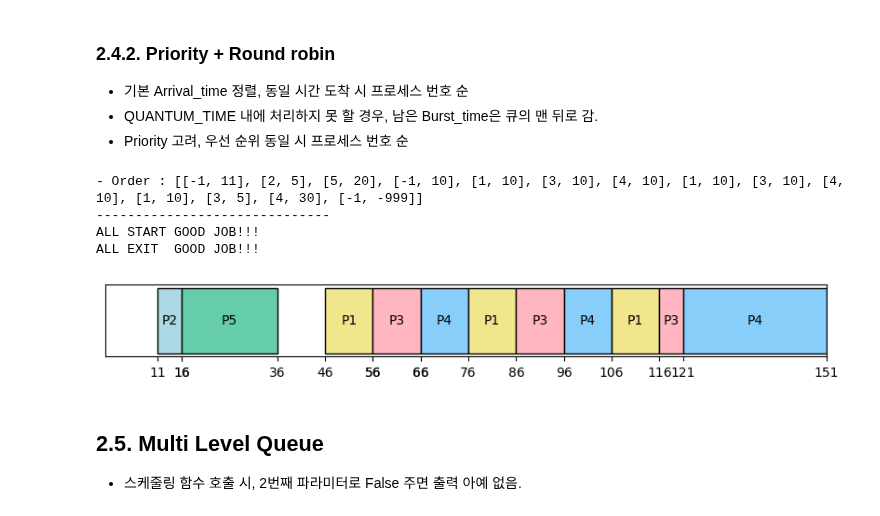
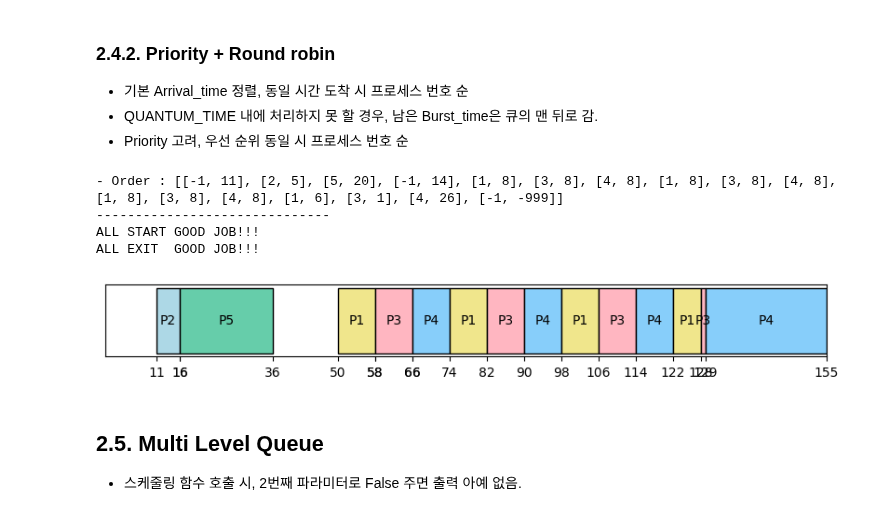
Before and after one commit to jiho264/2023os, a Jupyter notebook: homework01/homework01.ipynb, the cells around one changed output. Cells and saved outputs as stored; diff of their text form; code cells hidden in the pictures.

```diff
--- a/homework01/homework01.ipynb
+++ b/homework01/homework01.ipynb
@@ -731,36 +731,36 @@ def Priority_RR(_list, _Displaying=True, _usr_quantum_time=_DEFAULT_QUANTUM_TIME
                     # _arrival_list.append(_process)
                     _queue.append(_process)
 
             # _QUANTUM_TIME_ 마다 큐에서 스케쥴링
             # or 방금 전 오더가 대기 오더일 때 한 번 더 확인
             # or 빈 큐에 하나 들어왔을 때 확인
             if (_now_time % _QUANTUM_TIME_ == 0 or _order[-1] == [_NON_PROCESS_, 1]):
                 _queue.sort(key=lambda x: x['Priority'])
                 for _process in _queue:
                     if (_process['Burst_time'] > 0):
                         if (_process['Burst_time'] > _QUANTUM_TIME_):
                             _order.append([_process['Num'], _QUANTUM_TIME_])
                             _end_time += _QUANTUM_TIME_
                             _process['Burst_time'] -= _QUANTUM_TIME_
                         else:
                             _order.append(
                                 [_process['Num'], _process['Burst_time']])
                             _end_time += _process['Burst_time']
                             _process['Burst_time'] = 0
     _order = order_zip(_order)
     if (_Displaying == True):
         draw(_order, _Displaying)
     return _order
 
 
 _list = copy.deepcopy(_DATA_)
-_tmp = Priority_RR(_list, True, 10)
+_tmp = Priority_RR(_list, True, 8)
 # %% [output]
-- Order : [[-1, 11], [2, 5], [5, 20], [-1, 10], [1, 10], [3, 10], [4, 10], [1, 10], [3, 10], [4, 10], [1, 10], [3, 5], [4, 30], [-1, -999]]
+- Order : [[-1, 11], [2, 5], [5, 20], [-1, 14], [1, 8], [3, 8], [4, 8], [1, 8], [3, 8], [4, 8], [1, 8], [3, 8], [4, 8], [1, 6], [3, 1], [4, 26], [-1, -999]]
 ------------------------------
 ALL START GOOD JOB!!!
 ALL EXIT  GOOD JOB!!!
-[figure, old version]
+[figure, new version]
 # %% [markdown]
 ## 2.5. Multi Level Queue
 - 스케줄링 함수 호출 시, 2번째 파라미터로 False 주면 출력 아예 없음.
```
Also changed, not shown: parts of 2 cells of this notebook.
